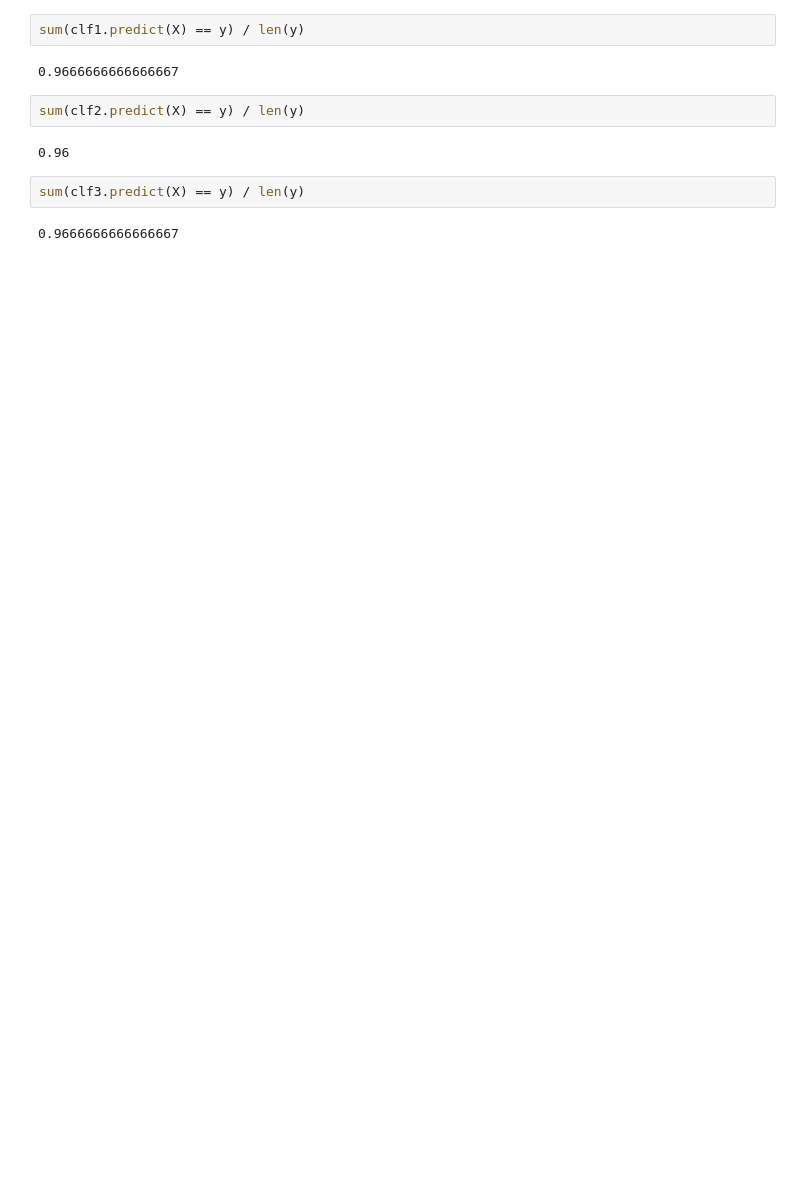
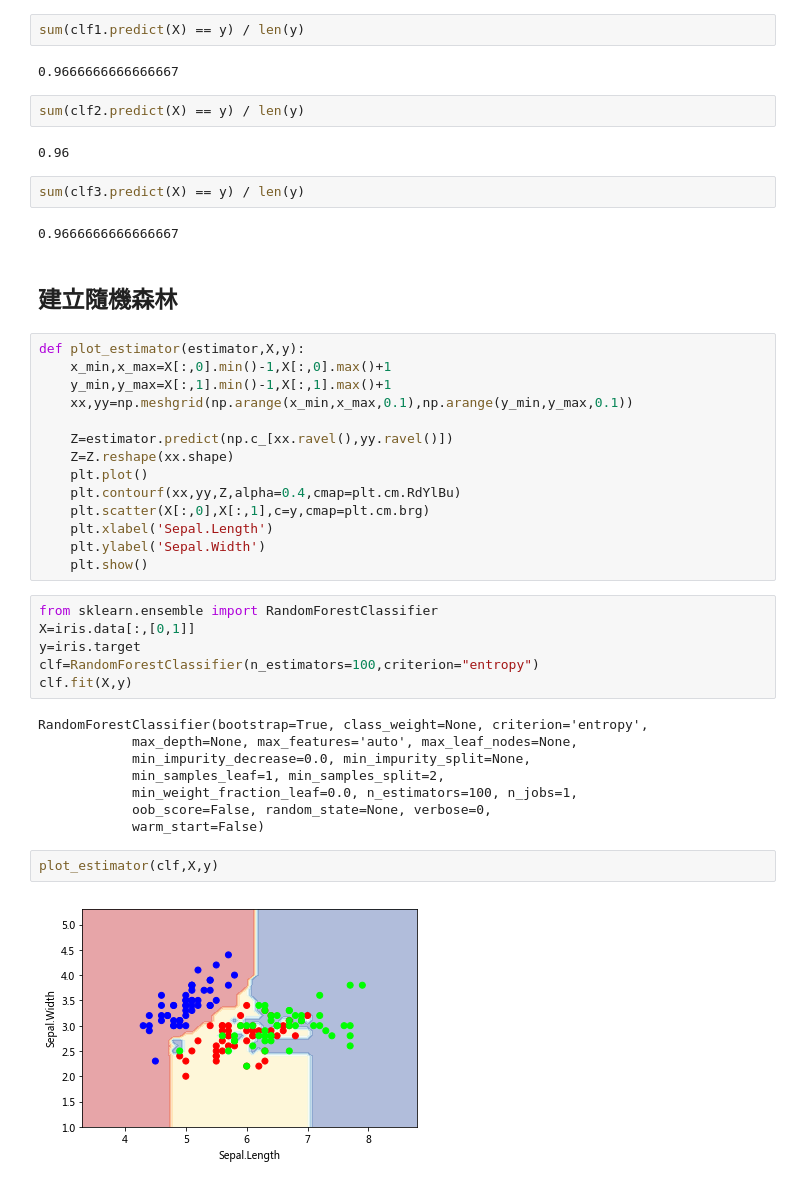
Before and after one commit to ywchiu/tibamepy, a Jupyter notebook: Demo20180311.ipynb, the cells around one changed output. Saved outputs shown, nothing was run; the diff lists cells and outputs as text; blank space fills up the shorter version.

```diff
--- a/Demo20180311.ipynb
+++ b/Demo20180311.ipynb
@@ -309,3 +309,37 @@ sum(clf2.predict(X) == y) / len(y)
 sum(clf3.predict(X) == y) / len(y)
 # %% [output]
 0.9666666666666667
+# %% [markdown]
+## 建立隨機森林
+# %%
+def plot_estimator(estimator,X,y):
+    x_min,x_max=X[:,0].min()-1,X[:,0].max()+1
+    y_min,y_max=X[:,1].min()-1,X[:,1].max()+1
+    xx,yy=np.meshgrid(np.arange(x_min,x_max,0.1),np.arange(y_min,y_max,0.1))
+
+    Z=estimator.predict(np.c_[xx.ravel(),yy.ravel()])
+    Z=Z.reshape(xx.shape)
+    plt.plot()
+    plt.contourf(xx,yy,Z,alpha=0.4,cmap=plt.cm.RdYlBu)
+    plt.scatter(X[:,0],X[:,1],c=y,cmap=plt.cm.brg)
+    plt.xlabel('Sepal.Length')
+    plt.ylabel('Sepal.Width')
+    plt.show()
+# %%
+from sklearn.ensemble import RandomForestClassifier
+X=iris.data[:,[0,1]]
+y=iris.target
+clf=RandomForestClassifier(n_estimators=100,criterion="entropy")
+clf.fit(X,y)
+# %% [output]
+RandomForestClassifier(bootstrap=True, class_weight=None, criterion='entropy',
+            max_depth=None, max_features='auto', max_leaf_nodes=None,
+            min_impurity_decrease=0.0, min_impurity_split=None,
+            min_samples_leaf=1, min_samples_split=2,
+            min_weight_fraction_leaf=0.0, n_estimators=100, n_jobs=1,
+            oob_score=False, random_state=None, verbose=0,
+            warm_start=False)
+# %%
+plot_estimator(clf,X,y)
+# %% [output]
+[figure, added]
```
Also changed, not shown: parts of 13 cells of this notebook.
